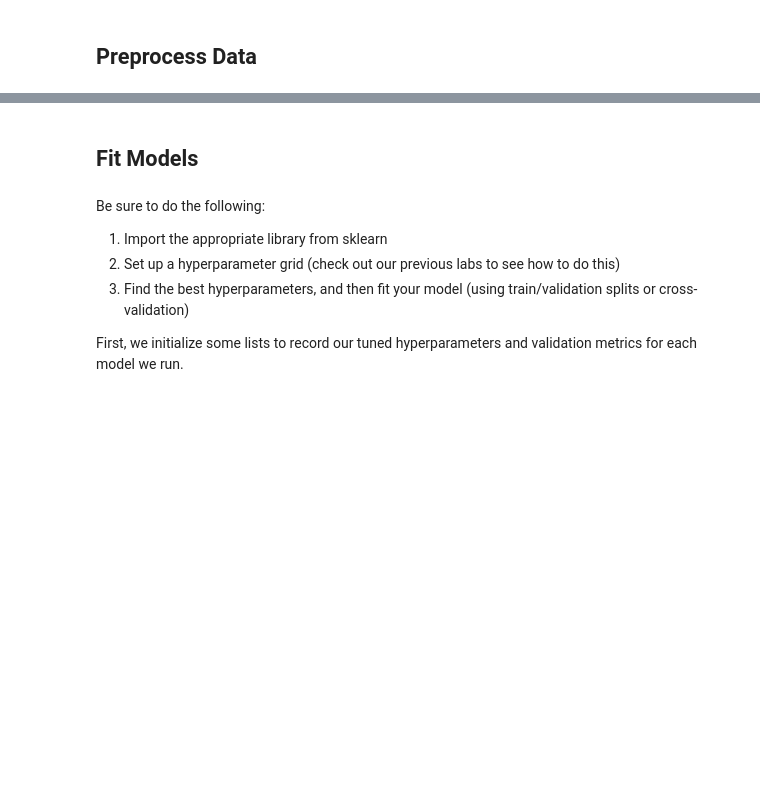
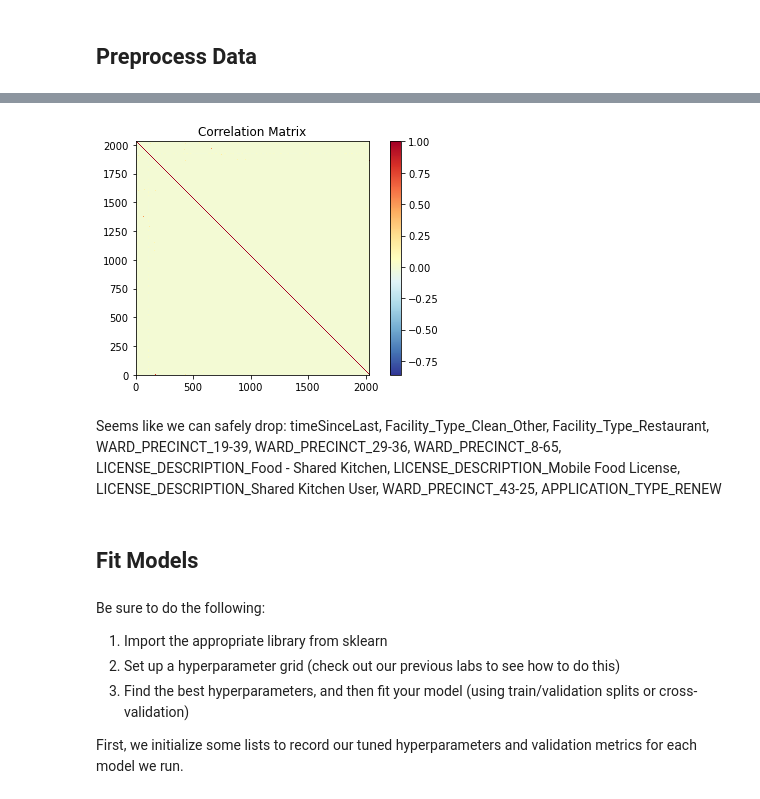
Before and after one commit to paulbsalamanca/CSS-Project-3-Team-6-Fall-2020, a Jupyter notebook: Project 3 Students.ipynb, the cells around one changed output, grey strips where cells are left out. Saved outputs shown, nothing was run; the diff lists cells and outputs as text; code cells hidden in the pictures; blank space fills up the shorter version.

```diff
--- a/Project 3 Students.ipynb
+++ b/Project 3 Students.ipynb
@@ -174,3 +180,14 @@ X.head()
 | 507212 | LITTLE QUIAPO RESTAURANT | 0 | 2 | 6 | 0 | 0 | 0 | ... |
 | 507216 | SERGIO'S TAQUERIA PIZZA INC. | 0 | 0 | 6 | 0 | 0 | 0 | ... |
 | 507219 | TARGET STORE # T-2079 | 0 | 2 | 6 | 0 | 0 | 0 | ... |
+# %%
+import matplotlib.pyplot as plt
+import statsmodels.graphics.api as smg
+
+corr_matrix = np.corrcoef(X.T)
+smg.plot_corr(corr_matrix)
+plt.show()
+
+# looks like there might be a few dots of high correlations...
+# %% [output]
+[figure, added]
@@ -176,0 +202,2 @@ X.head()
+# %% [markdown]
+Seems like we can safely drop: timeSinceLast, Facility_Type_Clean_Other, Facility_Type_Restaurant, WARD_PRECINCT_19-39, WARD_PRECINCT_29-36, WARD_PRECINCT_8-65, LICENSE_DESCRIPTION_Food - Shared Kitchen, LICENSE_DESCRIPTION_Mobile Food License, LICENSE_DESCRIPTION_Shared Kitchen User, WARD_PRECINCT_43-25, APPLICATION_TYPE_RENEW
```
Also changed, not shown: parts of 33 cells of this notebook.
